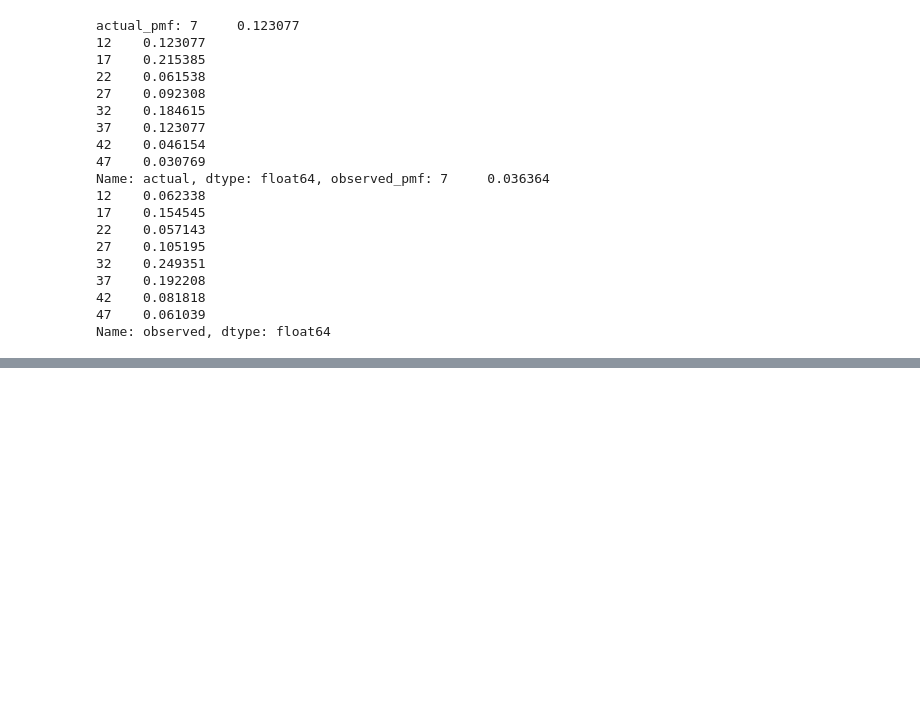
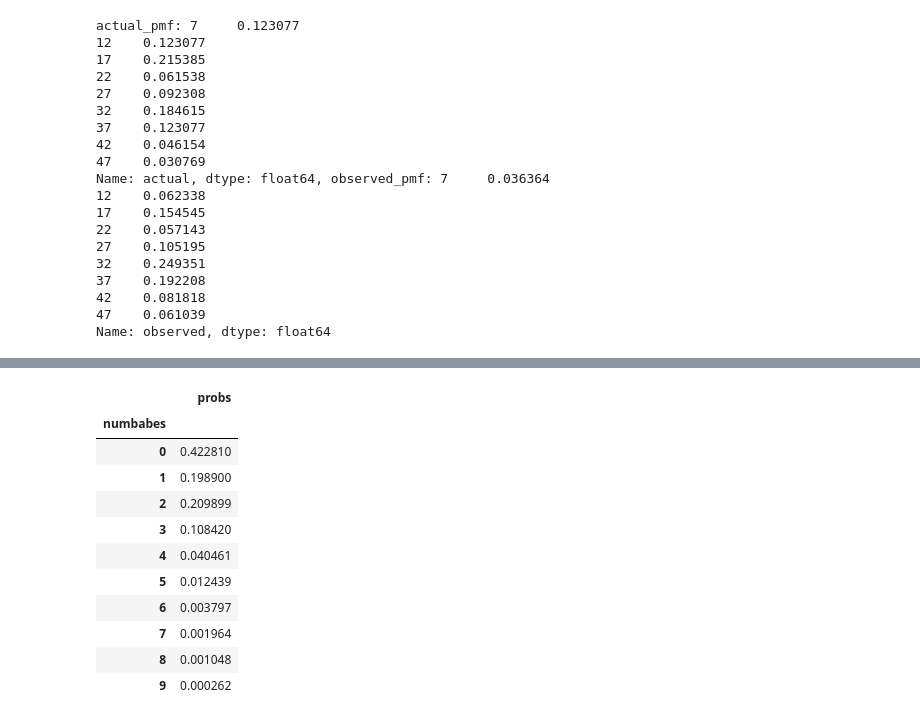
Before and after one commit to lochnes-007/EDA, a Jupyter notebook: nsfg.ipynb, the cells around one changed output, grey strips where cells are left out. Saved outputs shown, nothing was run; the diff lists cells and outputs as text; code cells hidden in the pictures; blank space fills up the shorter version.

```diff
--- a/nsfg.ipynb
+++ b/nsfg.ipynb
@@ -596,0 +627,16 @@ def unbias(pmf, name):
+# %%
+bb_pmf = Pmf.from_seq(num_bb, name="numbabes")
+bb_pmf
+# %% [output]
+|  | probs |
+| numbabes |  |
+| 0 | 0.422810 |
+| 1 | 0.198900 |
+| 2 | 0.209899 |
+| 3 | 0.108420 |
+| 4 | 0.040461 |
+| 5 | 0.012439 |
+| 6 | 0.003797 |
+| 7 | 0.001964 |
+| 8 | 0.001048 |
+| 9 | 0.000262 |
```
Also changed, not shown: parts of 10 cells of this notebook.
